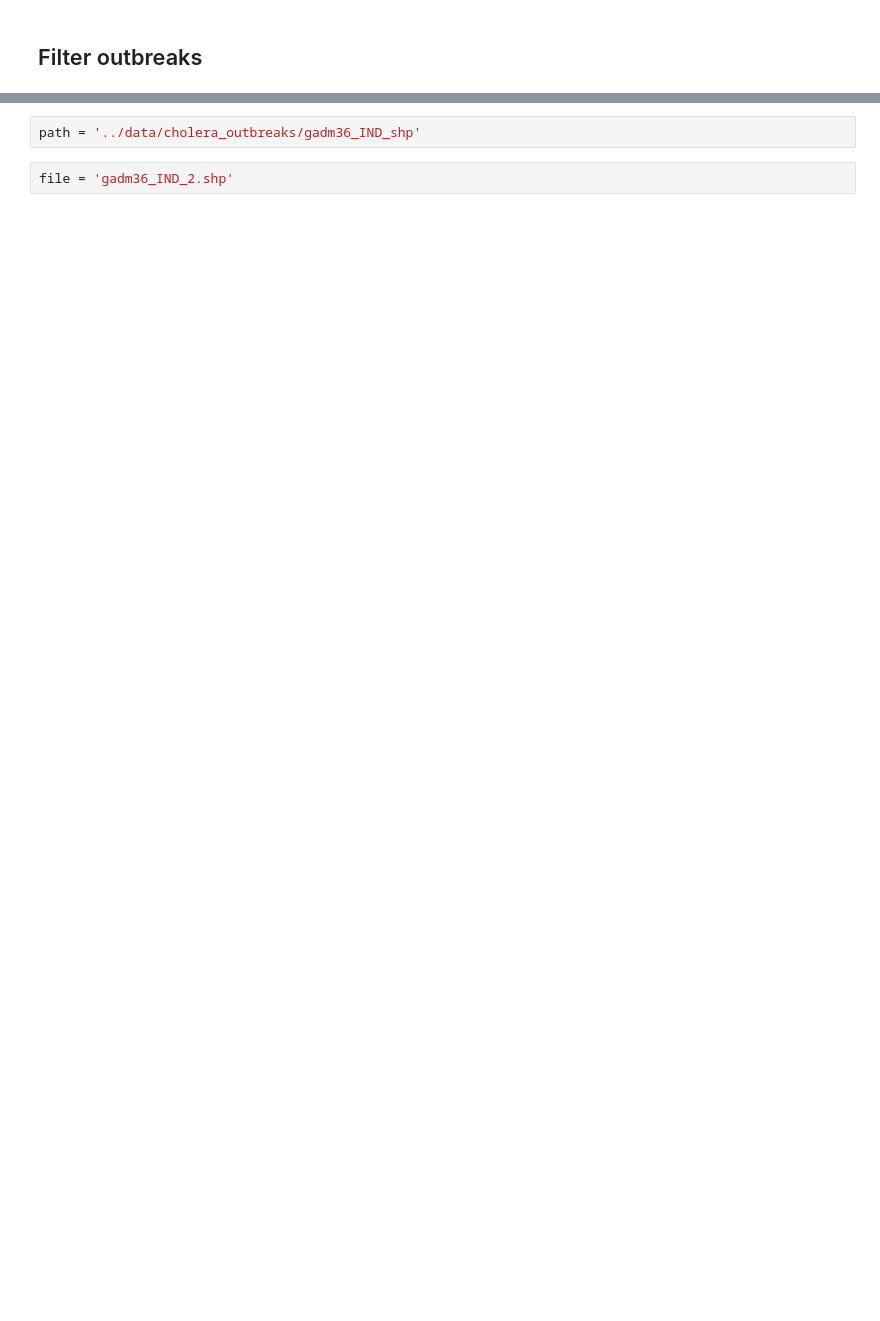
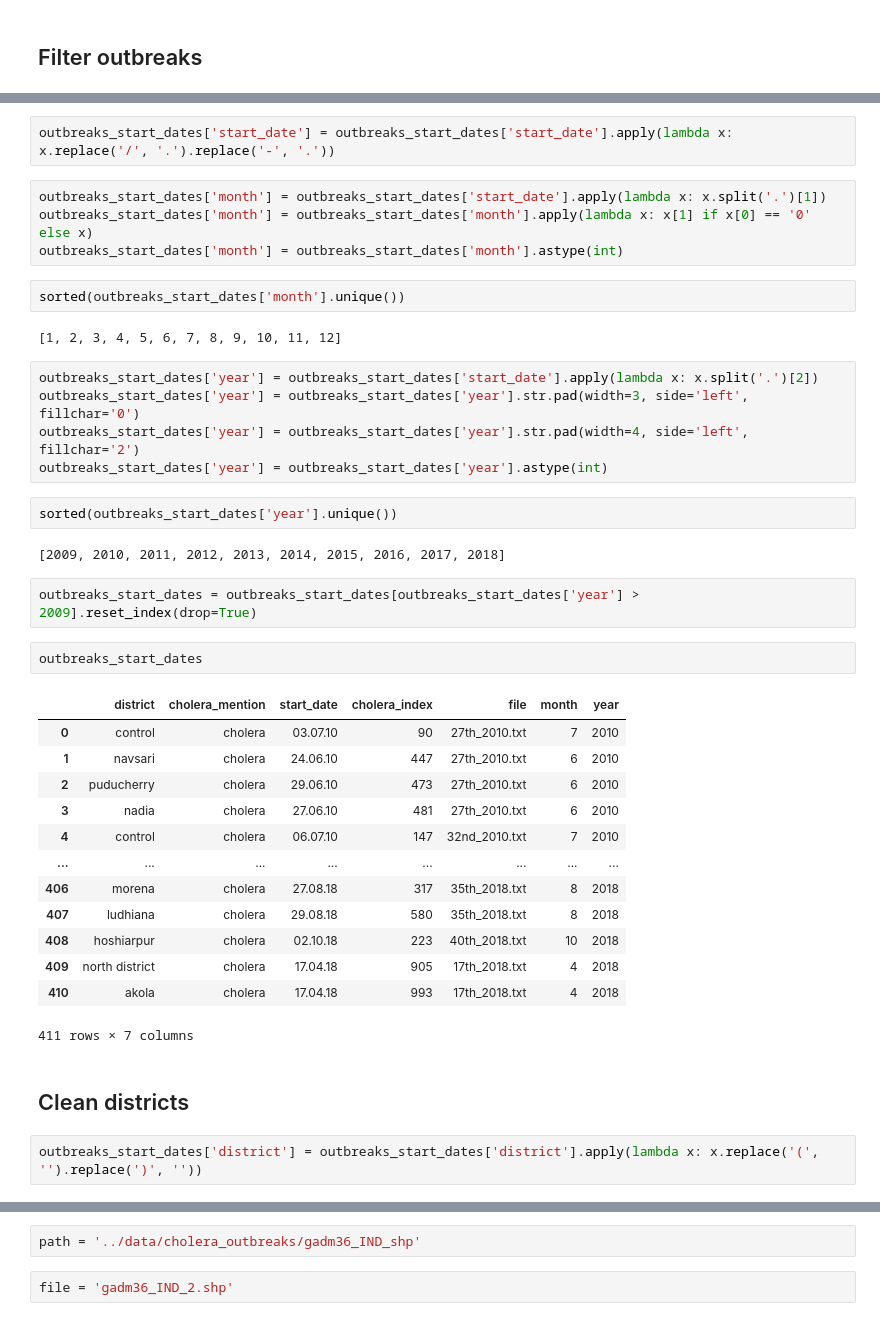
Before and after one commit to alexvmt/cholera_risk_modeling, a Jupyter notebook: preprocess_cholera_outbreaks.ipynb, the cells around one changed output, grey strips where cells are left out. Saved outputs shown, nothing was run; the diff lists cells and outputs as text; blank space fills up the shorter version.

```diff
--- a/preprocess_cholera_outbreaks.ipynb
+++ b/preprocess_cholera_outbreaks.ipynb
@@ -492,0 +246,41 @@ Archive:  ../data/cholera_outbreaks/gadm36_IND_shp.zip
+# %%
+outbreaks_start_dates['start_date'] = outbreaks_start_dates['start_date'].apply(lambda x: x.replace('/', '.').replace('-', '.'))
+# %%
+outbreaks_start_dates['month'] = outbreaks_start_dates['start_date'].apply(lambda x: x.split('.')[1])
+outbreaks_start_dates['month'] = outbreaks_start_dates['month'].apply(lambda x: x[1] if x[0] == '0' else x)
+outbreaks_start_dates['month'] = outbreaks_start_dates['month'].astype(int)
+# %%
+sorted(outbreaks_start_dates['month'].unique())
+# %% [output]
+[1, 2, 3, 4, 5, 6, 7, 8, 9, 10, 11, 12]
+# %%
+outbreaks_start_dates['year'] = outbreaks_start_dates['start_date'].apply(lambda x: x.split('.')[2])
+outbreaks_start_dates['year'] = outbreaks_start_dates['year'].str.pad(width=3, side='left', fillchar='0')
+outbreaks_start_dates['year'] = outbreaks_start_dates['year'].str.pad(width=4, side='left', fillchar='2')
+outbreaks_start_dates['year'] = outbreaks_start_dates['year'].astype(int)
+# %%
+sorted(outbreaks_start_dates['year'].unique())
+# %% [output]
+[2009, 2010, 2011, 2012, 2013, 2014, 2015, 2016, 2017, 2018]
+# %%
+outbreaks_start_dates = outbreaks_start_dates[outbreaks_start_dates['year'] > 2009].reset_index(drop=True)
+# %%
+outbreaks_start_dates
+# %% [output]
+|  | district | cholera_mention | start_date | cholera_index | file | month | year |
+| 0 | control | cholera | 03.07.10 | 90 | 27th_2010.txt | 7 | 2010 |
+| 1 | navsari | cholera | 24.06.10 | 447 | 27th_2010.txt | 6 | 2010 |
+| 2 | puducherry | cholera | 29.06.10 | 473 | 27th_2010.txt | 6 | 2010 |
+| 3 | nadia | cholera | 27.06.10 | 481 | 27th_2010.txt | 6 | 2010 |
+| 4 | control | cholera | 06.07.10 | 147 | 32nd_2010.txt | 7 | 2010 |
+| ... | ... | ... | ... | ... | ... | ... | ... |
+| 406 | morena | cholera | 27.08.18 | 317 | 35th_2018.txt | 8 | 2018 |
+| 407 | ludhiana | cholera | 29.08.18 | 580 | 35th_2018.txt | 8 | 2018 |
+| 408 | hoshiarpur | cholera | 02.10.18 | 223 | 40th_2018.txt | 10 | 2018 |
+| 409 | north district | cholera | 17.04.18 | 905 | 17th_2018.txt | 4 | 2018 |
+| 410 | akola | cholera | 17.04.18 | 993 | 17th_2018.txt | 4 | 2018 |
+411 rows × 7 columns
+# %% [markdown]
+## Clean districts
+# %%
+outbreaks_start_dates['district'] = outbreaks_start_dates['district'].apply(lambda x: x.replace('(', '').replace(')', ''))
```
Also changed, not shown: parts of 133 cells of this notebook.
